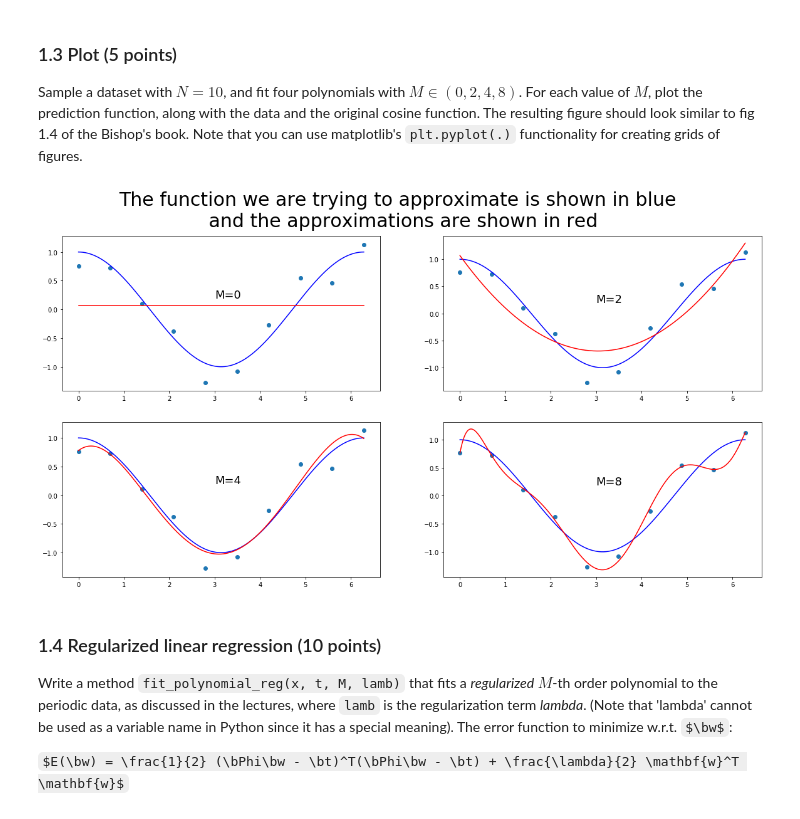
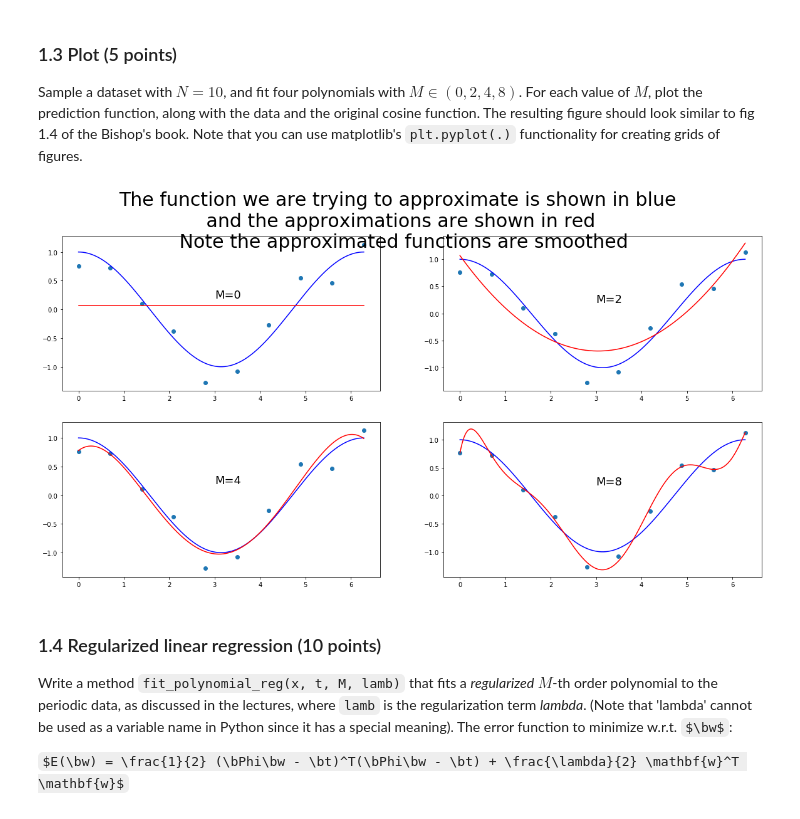
Before and after one commit to jorism1993/ML-lab1, a Jupyter notebook: lab1.ipynb, the cells around one changed output. Drawn from its saved outputs; the diff is of its cells as text; code cells hidden in the pictures; some formulas as TeX source.

```diff
--- a/lab1.ipynb
+++ b/lab1.ipynb
@@ -182,35 +169,35 @@ def createFunctions(x,t,N):
 N = 10
 x,t = gen_cosine(N)
 
 t1,t2,t3,t4,x_smooth = createFunctions(x,t,N)
 t_cos = np.cos(x_smooth)
 
 def plotFunctions(t1,t2,t3,t4,x_smooth,x,t):
     f, axarr = plt.subplots(2, 2)
-    plt.suptitle("The function we are trying to approximate is shown in blue \n and the approximations are shown in red",fontsize=30)
+    plt.suptitle("The function we are trying to approximate is shown in blue \n and the approximations are shown in red \n Note the approximated functions are smoothed",fontsize=30)
     axarr[0, 0].plot(x_smooth,t_cos,color='b')
     axarr[0, 0].scatter(x, t)
     axarr[0, 0].plot(x_smooth, t1,color='r')
     axarr[0, 0].text(3, 0.2 , "M=0",fontsize=18)
     axarr[0, 1].plot(x_smooth,t_cos,color='b')
     axarr[0, 1].scatter(x, t)
     axarr[0, 1].plot(x_smooth, t2,color='r')
     axarr[0, 1].text(3, 0.2 , "M=2",fontsize=18)
     axarr[1, 0].plot(x_smooth,t_cos,color='b')
     axarr[1, 0].scatter(x, t)
     axarr[1, 0].plot(x_smooth, t3,color='r')
     axarr[1, 0].text(3, 0.2 , "M=4",fontsize=18)
     axarr[1, 1].plot(x_smooth,t_cos,color='b')
     axarr[1, 1].scatter(x, t)
     axarr[1, 1].plot(x_smooth, t4,color='r')
     axarr[1, 1].text(3, 0.2 , "M=8",fontsize=18)
     return
 
 
 ### UNCOMMENT THE LINE BELOW TO PLOT THE FUNCTIONS
 plotFunctions(t1,t2,t3,t4,x_smooth,x,t)
 # %% [output]
-[figure, old version]
+[figure, new version]
 # %% [markdown]
 ### 1.4 Regularized linear regression (10 points)
 
```
Also changed, not shown: parts of 5 cells of this notebook.
